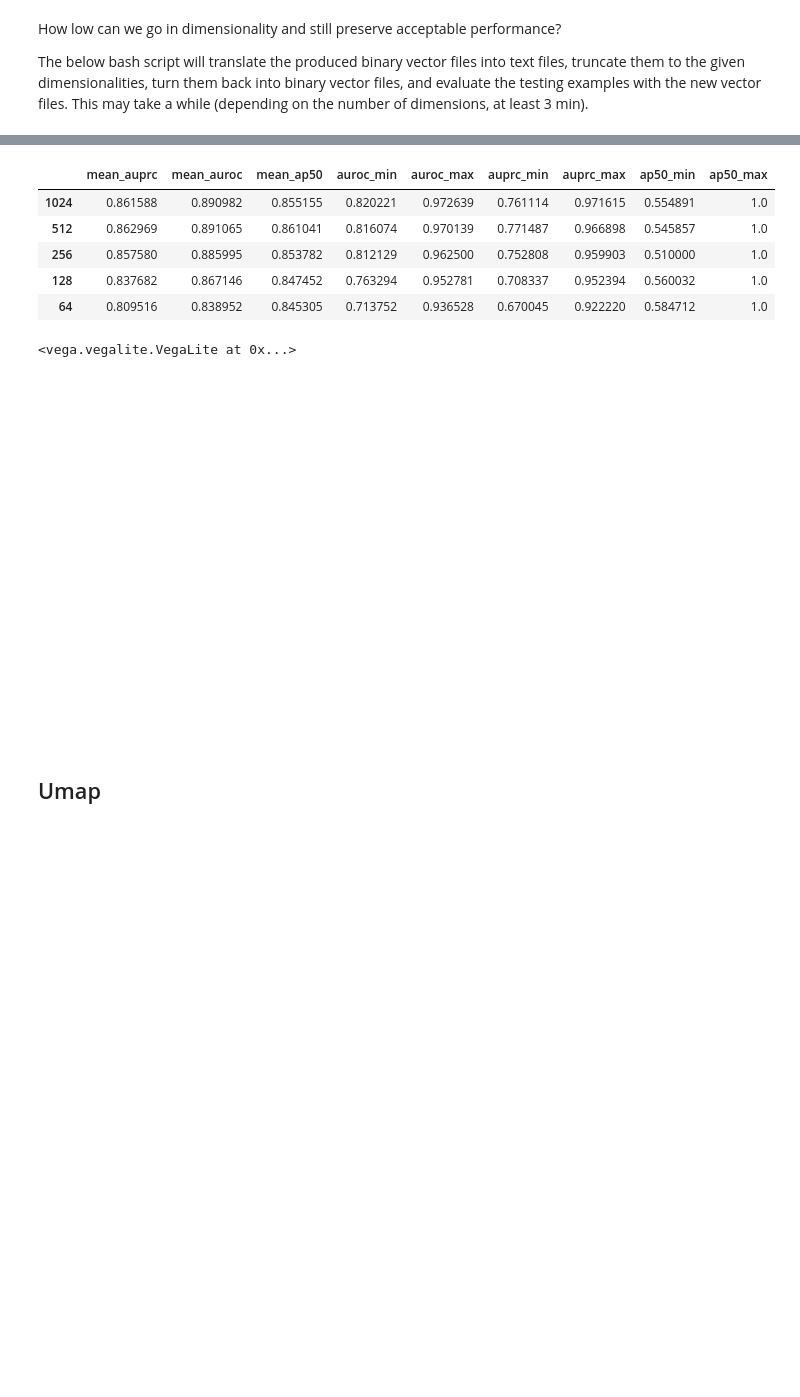
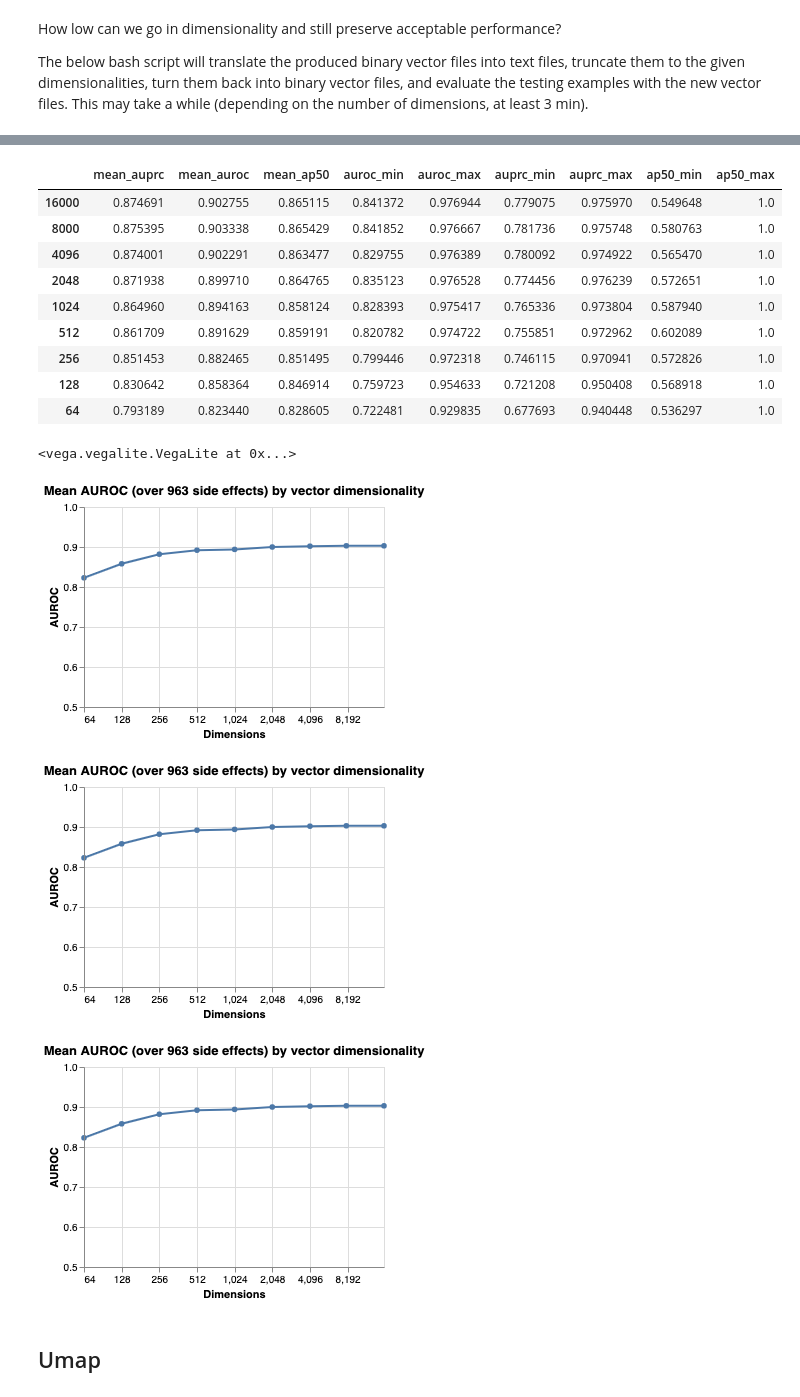
Before and after one commit to hannahburkhardt/predicting_ddis_with_esp, a Jupyter notebook: predicting_ddis_with_esp.ipynb, the cells around one changed output, grey strips where cells are left out. Saved outputs shown, nothing was run; the diff lists cells and outputs as text; code cells hidden in the pictures; blank space fills up the shorter version.

```diff
--- a/predicting_ddis_with_esp.ipynb
+++ b/predicting_ddis_with_esp.ipynb
@@ -460,37 +481,43 @@ done
 # %%
 file_location = "../outputs/"
 metrics = esp_ddi_util.truncation_analysis(
-    file_location=file_location, truncation_dimensions=[1024, 512, 256, 128, 64], plot=False)
+    file_location=file_location, truncation_dimensions=[16000, 8000, 4096, 2048, 1024, 512, 256, 128, 64], plot=False)
 metrics
 # %% [output]
 |  | mean_auprc | mean_auroc | mean_ap50 | auroc_min | auroc_max | auprc_min | auprc_max | ap50_min | ap50_max |
-| 1024 | 0.861588 | 0.890982 | 0.855155 | 0.820221 | 0.972639 | 0.761114 | 0.971615 | 0.554891 | 1.0 |
-| 512 | 0.862969 | 0.891065 | 0.861041 | 0.816074 | 0.970139 | 0.771487 | 0.966898 | 0.545857 | 1.0 |
-| 256 | 0.857580 | 0.885995 | 0.853782 | 0.812129 | 0.962500 | 0.752808 | 0.959903 | 0.510000 | 1.0 |
-| 128 | 0.837682 | 0.867146 | 0.847452 | 0.763294 | 0.952781 | 0.708337 | 0.952394 | 0.560032 | 1.0 |
-| 64 | 0.809516 | 0.838952 | 0.845305 | 0.713752 | 0.936528 | 0.670045 | 0.922220 | 0.584712 | 1.0 |
+| 16000 | 0.874691 | 0.902755 | 0.865115 | 0.841372 | 0.976944 | 0.779075 | 0.975970 | 0.549648 | 1.0 |
+| 8000 | 0.875395 | 0.903338 | 0.865429 | 0.841852 | 0.976667 | 0.781736 | 0.975748 | 0.580763 | 1.0 |
+| 4096 | 0.874001 | 0.902291 | 0.863477 | 0.829755 | 0.976389 | 0.780092 | 0.974922 | 0.565470 | 1.0 |
+| 2048 | 0.871938 | 0.899710 | 0.864765 | 0.835123 | 0.976528 | 0.774456 | 0.976239 | 0.572651 | 1.0 |
+| 1024 | 0.864960 | 0.894163 | 0.858124 | 0.828393 | 0.975417 | 0.765336 | 0.973804 | 0.587940 | 1.0 |
+| 512 | 0.861709 | 0.891629 | 0.859191 | 0.820782 | 0.974722 | 0.755851 | 0.972962 | 0.602089 | 1.0 |
+| 256 | 0.851453 | 0.882465 | 0.851495 | 0.799446 | 0.972318 | 0.746115 | 0.970941 | 0.572826 | 1.0 |
+| 128 | 0.830642 | 0.858364 | 0.846914 | 0.759723 | 0.954633 | 0.721208 | 0.950408 | 0.568918 | 1.0 |
+| 64 | 0.793189 | 0.823440 | 0.828605 | 0.722481 | 0.929835 | 0.677693 | 0.940448 | 0.536297 | 1.0 |
 # %%
 alt.Chart(
     metrics.reset_index().round(3),
     title='Mean AUROC (over 963 side effects) by vector dimensionality'
 ).mark_line(
     point=True
 ).encode(
     alt.X(
         'index:Q',
         title='Dimensions',
         scale=alt.Scale(type='log', base=2)
     ),
     alt.Y(
         'mean_auroc',
         title="AUROC",
-        scale=alt.Scale(zero=False)
+        scale=alt.Scale(domain=[0.5, 1])
     ),
     tooltip=['mean_auroc', 'mean_auprc', 'mean_ap50']
-)
+).properties(width=300,height=200)
 # %% [output]
 <vega.vegalite.VegaLite at 0x...>
-[figure, old version]
+[figure, new version]
+[figure, added]
+[figure, added]
 # %% [markdown]
 ## Umap
 # %%
```
Also changed, not shown: parts of 70 cells of this notebook.
